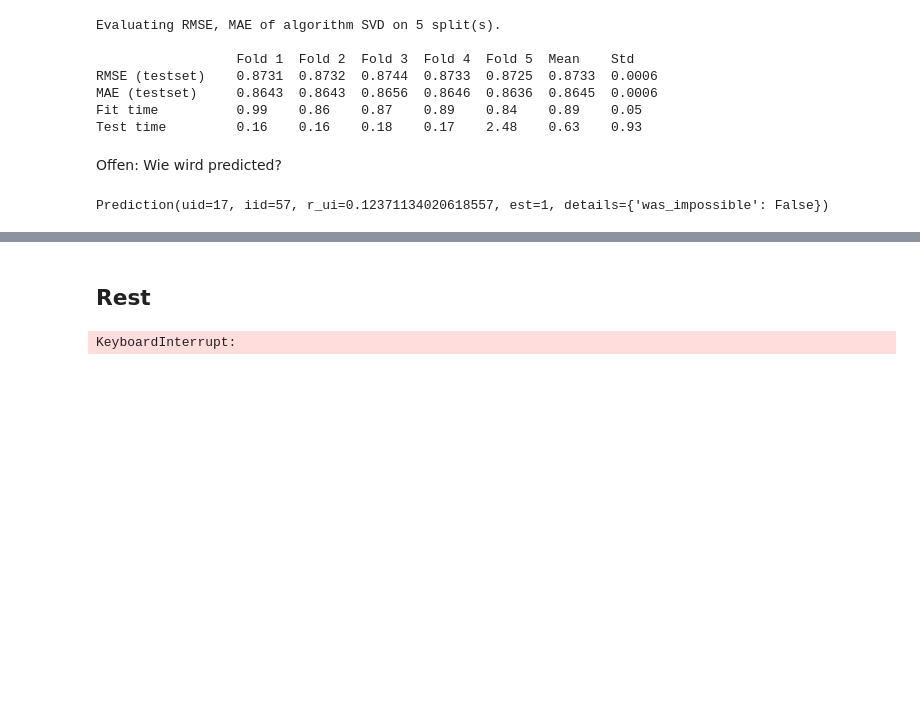
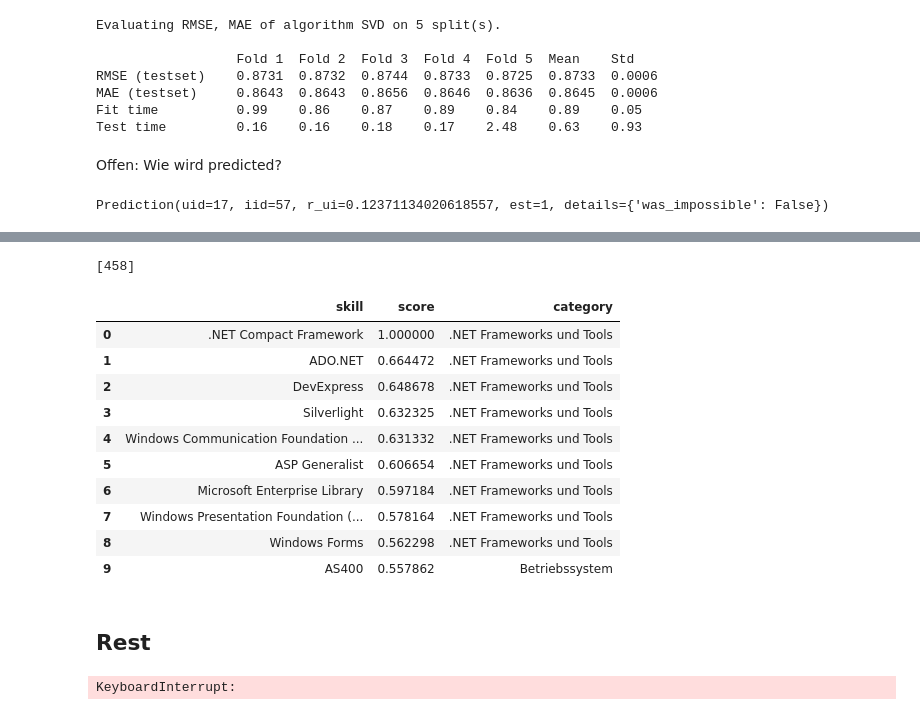
Before and after one commit to maximizer36/DS_AP, a Jupyter notebook: AP_descriptive_binary_Approach.ipynb, the cells around one changed output, grey strips where cells are left out. Saved outputs shown, nothing was run; the diff lists cells and outputs as text; code cells hidden in the pictures; blank space fills up the shorter version.

```diff
--- a/AP_descriptive_binary_Approach.ipynb
+++ b/AP_descriptive_binary_Approach.ipynb
@@ -928,3 +1218,26 @@ U, s, V = single_value_decomposition(jaccard_nearest_neighbors_matrix)
+# %%
+keys = [k for k, v in dict_skills_id.items() if v == 'Python']
+print(keys)
+# %% [output]
+[458]
+# %%
+# find related item
+skill_id, sim = model.similar_items(0, N=10)
+# display the results using pandas for nicer formatting
+simularity_df  = pd.DataFrame({"skill": data_skills_row_norm.columns[skill_id], "score": sim})
+simularity_df.merge(skill_and_categories, how = "left", left_on = "skill", right_on = "skill")
+# %% [output]
+|  | skill | score | category |
+| 0 | .NET Compact Framework | 1.000000 | .NET Frameworks und Tools |
+| 1 | ADO.NET | 0.664472 | .NET Frameworks und Tools |
+| 2 | DevExpress | 0.648678 | .NET Frameworks und Tools |
+| 3 | Silverlight | 0.632325 | .NET Frameworks und Tools |
+| 4 | Windows Communication Foundation ... | 0.631332 | .NET Frameworks und Tools |
+| 5 | ASP Generalist | 0.606654 | .NET Frameworks und Tools |
+| 6 | Microsoft Enterprise Library | 0.597184 | .NET Frameworks und Tools |
+| 7 | Windows Presentation Foundation (... | 0.578164 | .NET Frameworks und Tools |
+| 8 | Windows Forms | 0.562298 | .NET Frameworks und Tools |
+| 9 | AS400 | 0.557862 | Betriebssystem |
 # %% [markdown]
 ## Rest
 # %%
```
Also changed, not shown: parts of 36 cells of this notebook, 1 other file.
